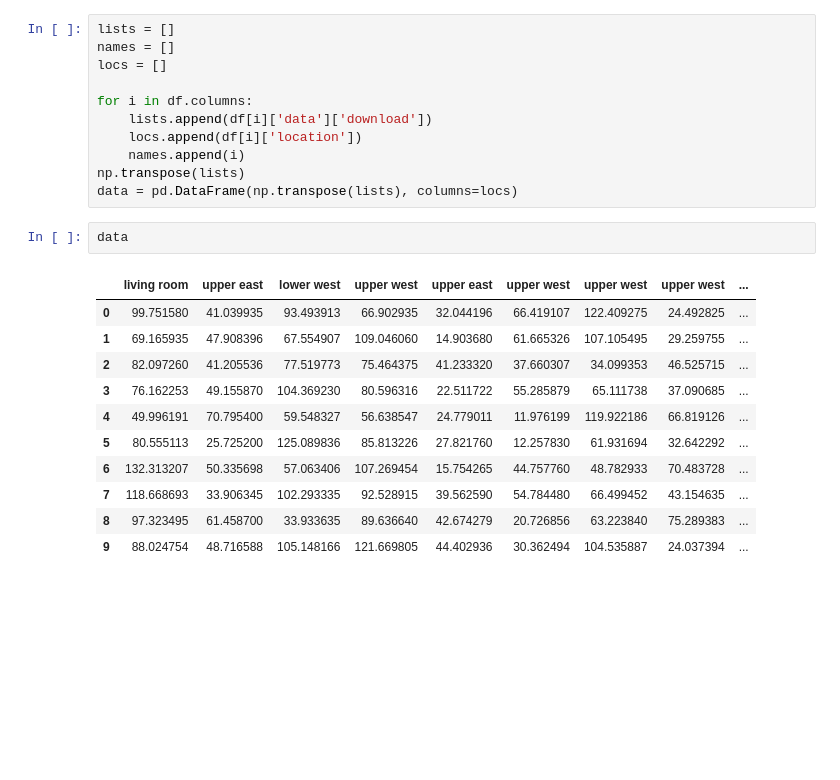
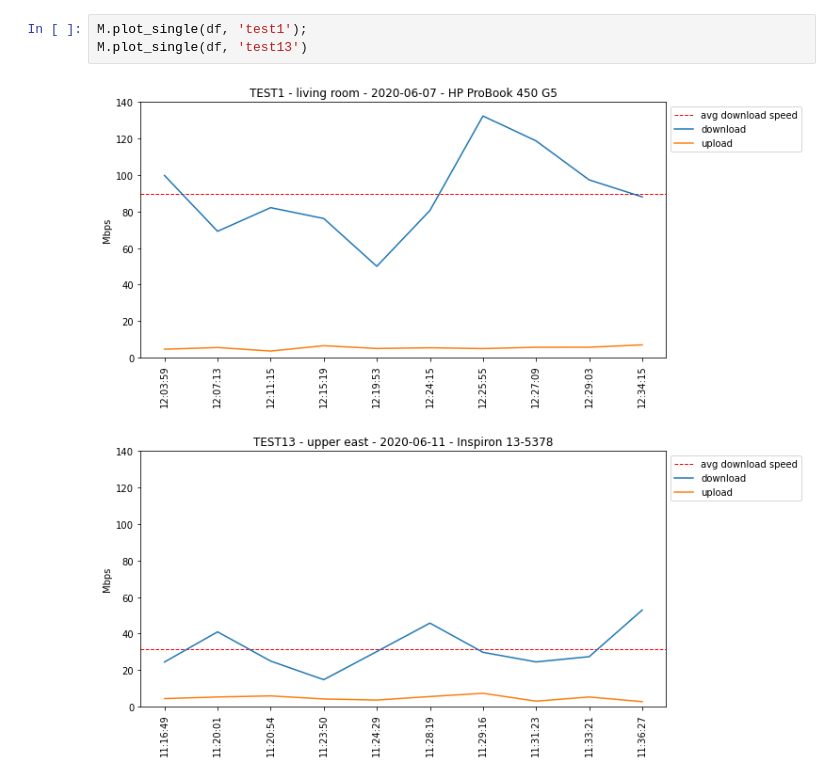
Before and after one commit to BigBangData/Speedtest, a Jupyter notebook: speedtest_plots.ipynb, the cells around one changed output. Drawn from its saved outputs; the diff is of its cells as text; blank space fills up the shorter version.

```diff
--- a/speedtest_plots.ipynb
+++ b/speedtest_plots.ipynb
@@ -119,25 +27,6 @@ df
-# %%
-lists = []
-names = []
-locs = []
-
-for i in df.columns:
-    lists.append(df[i]['data']['download'])
-    locs.append(df[i]['location'])
-    names.append(i)
-np.transpose(lists)
-data = pd.DataFrame(np.transpose(lists), columns=locs)
-# %%
-data
-# %% [output]
-|  | living room | upper east | lower west | upper west | upper east | upper west | upper west | upper west | ... |
-| 0 | 99.751580 | 41.039935 | 93.493913 | 66.902935 | 32.044196 | 66.419107 | 122.409275 | 24.492825 | ... |
-| 1 | 69.165935 | 47.908396 | 67.554907 | 109.046060 | 14.903680 | 61.665326 | 107.105495 | 29.259755 | ... |
-| 2 | 82.097260 | 41.205536 | 77.519773 | 75.464375 | 41.233320 | 37.660307 | 34.099353 | 46.525715 | ... |
-| 3 | 76.162253 | 49.155870 | 104.369230 | 80.596316 | 22.511722 | 55.285879 | 65.111738 | 37.090685 | ... |
-| 4 | 49.996191 | 70.795400 | 59.548327 | 56.638547 | 24.779011 | 11.976199 | 119.922186 | 66.819126 | ... |
-| 5 | 80.555113 | 25.725200 | 125.089836 | 85.813226 | 27.821760 | 12.257830 | 61.931694 | 32.642292 | ... |
-| 6 | 132.313207 | 50.335698 | 57.063406 | 107.269454 | 15.754265 | 44.757760 | 48.782933 | 70.483728 | ... |
-| 7 | 118.668693 | 33.906345 | 102.293335 | 92.528915 | 39.562590 | 54.784480 | 66.499452 | 43.154635 | ... |
-| 8 | 97.323495 | 61.458700 | 33.933635 | 89.636640 | 42.674279 | 20.726856 | 63.223840 | 75.289383 | ... |
-| 9 | 88.024754 | 48.716588 | 105.148166 | 121.669805 | 44.402936 | 30.362494 | 104.535887 | 24.037394 | ... |
+# %%
+M.plot_single(df, 'test1');
+M.plot_single(df, 'test13')
+# %% [output]
+[figure, added]
+[figure, added]
```
Also changed, not shown: parts of 14 cells of this notebook, 2 other files.
